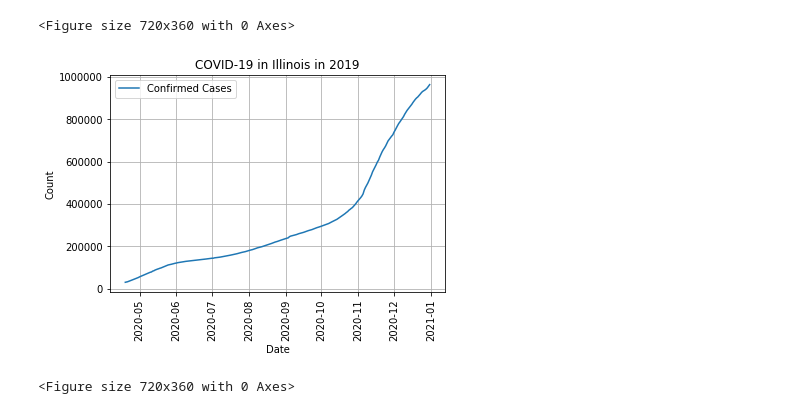
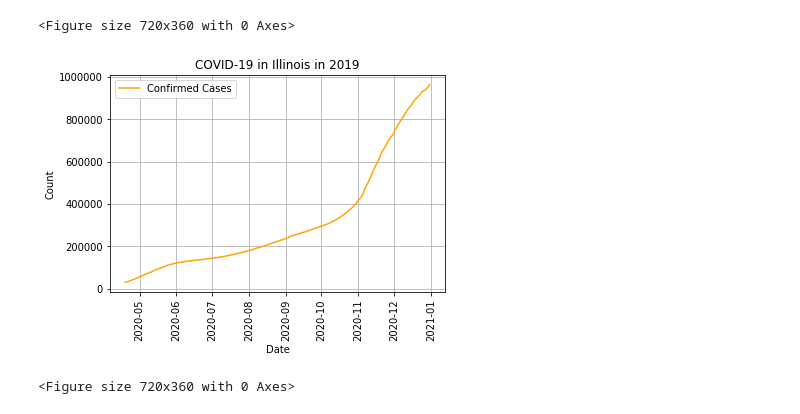
Before and after one commit to erickzli/IS597-COVID-Project, a Jupyter notebook: Kerstin's Folder/Clean Data- US Cases and Deaths by State Over Time.ipynb, the cells around one changed output. Cells and saved outputs as stored; diff of their text form; code cells hidden in the pictures.

Commit message:
Adjust graphs

```diff
--- a/Kerstin's Folder/Clean Data- US Cases and Deaths by State Over Time.ipynb
+++ b/Kerstin's Folder/Clean Data- US Cases and Deaths by State Over Time.ipynb
@@ -405,18 +405,18 @@ plt.show()
 [figure]
 <Figure size 720x360 with 0 Axes>
 # %%
-plt.plot(df_IL_2019['submission_date'], df_IL_2019['conf_cases'], label = 'Confirmed Cases')
+plt.plot(df_IL_2019['submission_date'], df_IL_2019['conf_cases'], label = 'Confirmed Cases', color = 'orange')
 #plt.plot(df_IL_2019['submission_date'], df_IL_2019['tot_cases'], label = 'Total Cases')
 plt.xlabel('Date')
 plt.xticks(rotation = 90)
 plt.ylabel('Count')
 plt.title('COVID-19 in Illinois in 2019')
 plt.grid(True)
 plt.legend()
 plt.figure(figsize = (10, 5))
 
 #plt.savefig('IL_unemployment_comparison_2019-2020.png', dpi=300, bbox_inches='tight')
 plt.show()
 # %% [output]
-[figure, old version]
+[figure, new version]
 <Figure size 720x360 with 0 Axes>
```
